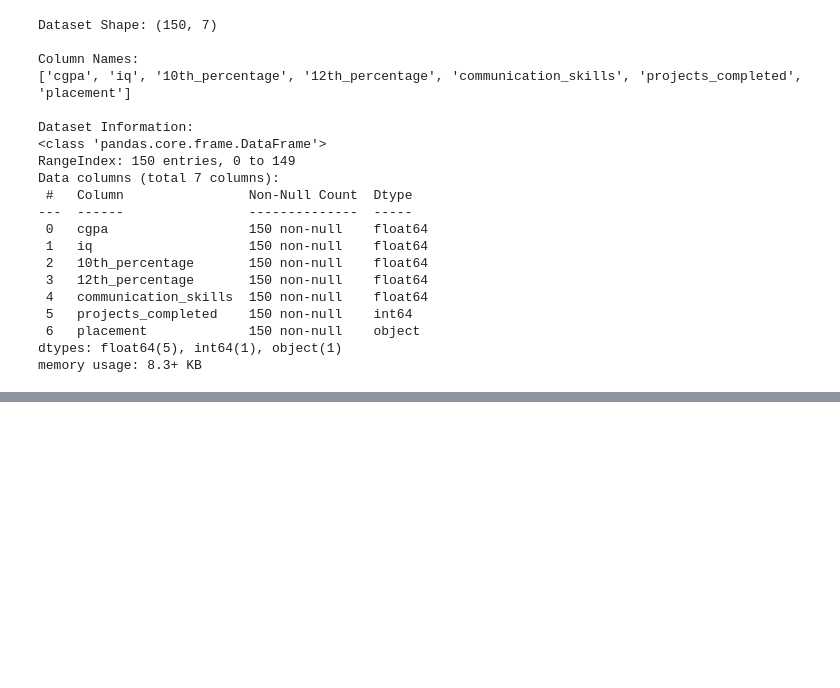
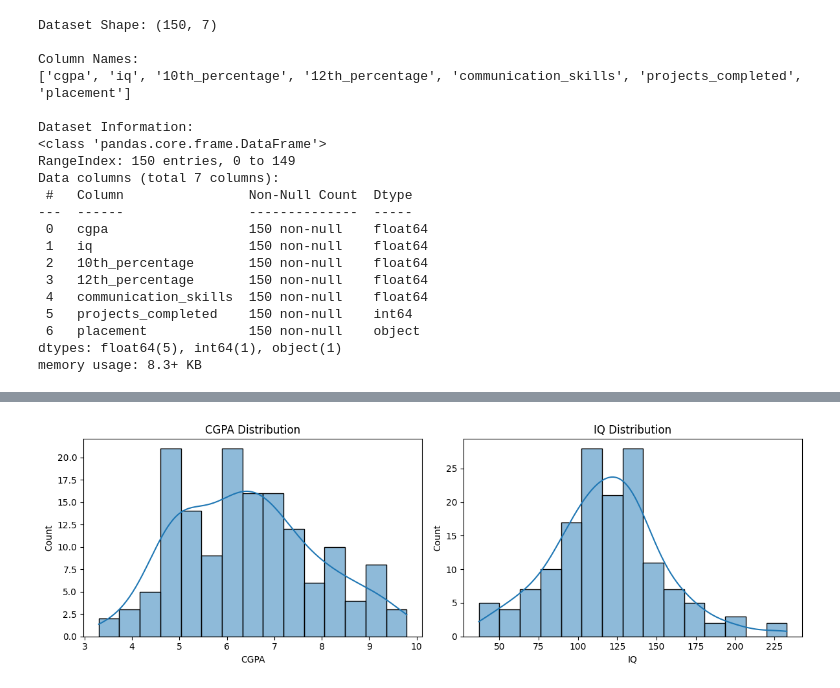
Before and after one commit to umar-akhtar-designer/1st-task, a Jupyter notebook: Mini Machine Learning Model (Icodeguru).ipynb, the cells around one changed output, grey strips where cells are left out. Cells and saved outputs as stored; diff of their text form; code cells hidden in the pictures; blank space fills up the shorter version.

```diff
--- a/Mini Machine Learning Model (Icodeguru).ipynb
+++ b/Mini Machine Learning Model (Icodeguru).ipynb
@@ -94,0 +129,15 @@ Random five records:
+# %%
+fig, axes = plt.subplots(1, 2, figsize=(12, 4))
+
+sns.histplot(df["cgpa"], bins=15, kde=True, ax=axes[0])
+axes[0].set_title("CGPA Distribution")
+axes[0].set_xlabel("CGPA")
+
+sns.histplot(df["iq"], bins=15, kde=True, ax=axes[1])
+axes[1].set_title("IQ Distribution")
+axes[1].set_xlabel("IQ")
+
+plt.tight_layout()
+plt.show()
+# %% [output]
+[figure, added]
```
Also changed, not shown: parts of 18 cells of this notebook.
